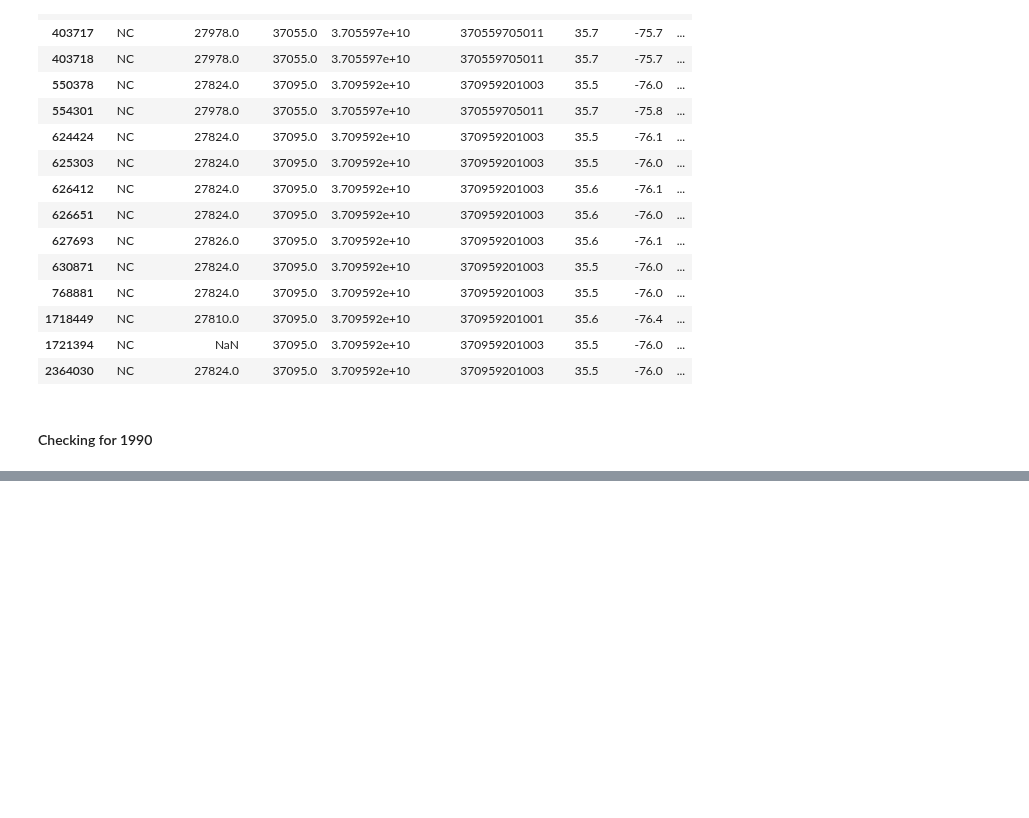
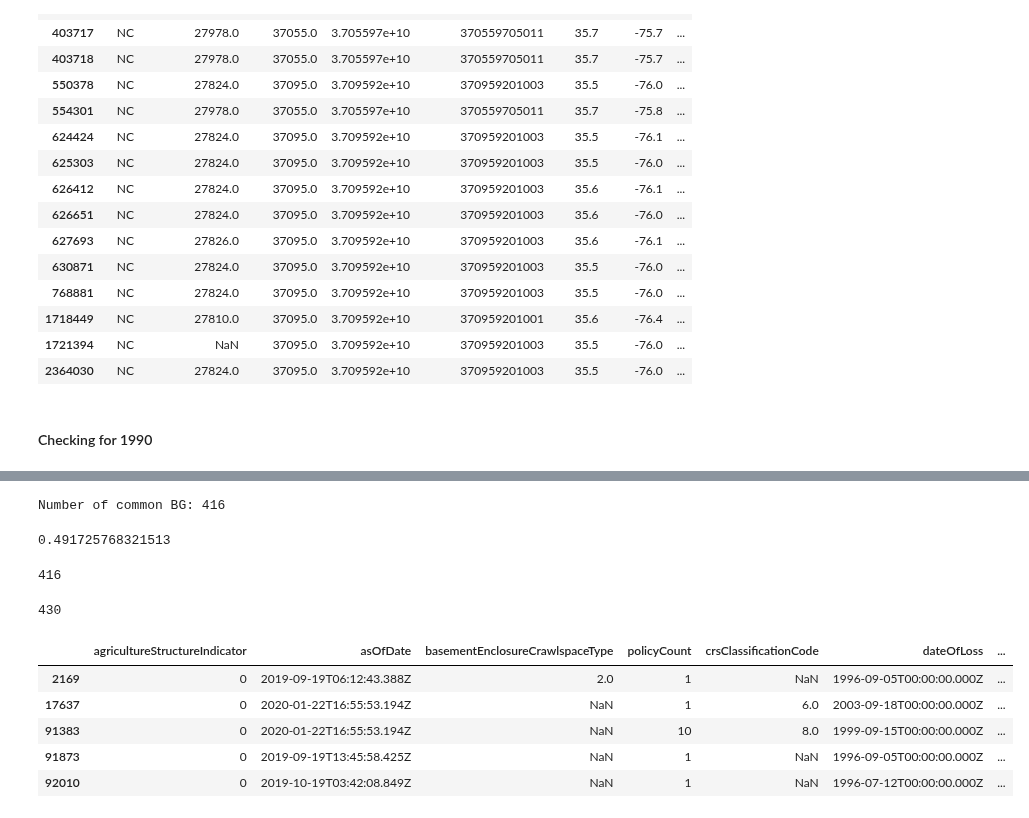
Before and after one commit to LayanKaushik/FloodClaimGeospatialImprovements, a Jupyter notebook: Code/Checking_BG_mapping_for_1990_2000.ipynb, the cells around one changed output, grey strips where cells are left out. Drawn from its saved outputs; the diff is of its cells as text; code cells hidden in the pictures; blank space fills up the shorter version.

```diff
--- a/Code/Checking_BG_mapping_for_1990_2000.ipynb
+++ b/Code/Checking_BG_mapping_for_1990_2000.ipynb
@@ -259,0 +422,10 @@ for idx_unit_data, row_unit_data in df_geographic_unique2000.iterrows():
+# %%
+# Convert both lists to sets
+set_bg = set(list_censusBG)
+set_bg_2 = set(list_censusBG_2)
+
+# Find the intersection of the two sets
+common_bg = set_bg.intersection(set_bg_2)
+
+# Print the number of common zip codes
+print("Number of common BG:", len(common_bg))
@@ -259,0 +448,5 @@ for idx_unit_data, row_unit_data in df_geographic_unique2000.iterrows():
+# %%
+df_copy = df.dropna(subset=['censusBlockGroupFips'])
+# %%
+df_copy['censusBlockGroupFips'] = [str(int(float(i))) for i in df_copy['censusBlockGroupFips']]
+df_copy['censusBlockGroupFips'] = [censusBG.zfill(12) for censusBG in df_copy['censusBlockGroupFips']]
@@ -259,0 +464,2 @@ for idx_unit_data, row_unit_data in df_geographic_unique2000.iterrows():
+# %%
+df_test = df_copy[~df_copy['censusBlockGroupFips'].isin(common_bg)]
@@ -259,0 +621,33 @@ for idx_unit_data, row_unit_data in df_geographic_unique2000.iterrows():
+# %%
+# Convert both lists to sets
+set_bg = set(list_censusBG)
+set_bg_2 = set(list_censusBG2)
+
+# Find the intersection of the two sets
+common_bg = set_bg.intersection(set_bg_2)
+
+# Print the number of common zip codes
+print("Number of common BG:", len(common_bg))
+# %% [output]
+Number of common BG: 416
+# %%
+len(common_bg)/len(list_censusBG)
+# %% [output]
+0.491725768321513
+# %%
+len(common_bg)
+# %% [output]
+416
+# %%
+len(list_censusBG)-len(common_bg)
+# %% [output]
+430
+# %%
+df_test[df_test['state'].isin(['NC', 'WA'])].head()
+# %% [output]
+|  | agricultureStructureIndicator | asOfDate | basementEnclosureCrawlspaceType | policyCount | crsClassificationCode | dateOfLoss | ... |
+| 2169 | 0 | 2019-09-19T06:12:43.388Z | 2.0 | 1 | NaN | 1996-09-05T00:00:00.000Z | ... |
+| 17637 | 0 | 2020-01-22T16:55:53.194Z | NaN | 1 | 6.0 | 2003-09-18T00:00:00.000Z | ... |
+| 91383 | 0 | 2020-01-22T16:55:53.194Z | NaN | 10 | 8.0 | 1999-09-15T00:00:00.000Z | ... |
+| 91873 | 0 | 2019-09-19T13:45:58.425Z | NaN | 1 | NaN | 1996-09-05T00:00:00.000Z | ... |
+| 92010 | 0 | 2019-10-19T03:42:08.849Z | NaN | 1 | NaN | 1996-07-12T00:00:00.000Z | ... |
```
Also changed, not shown: parts of 127 cells of this notebook, 7 other files.
